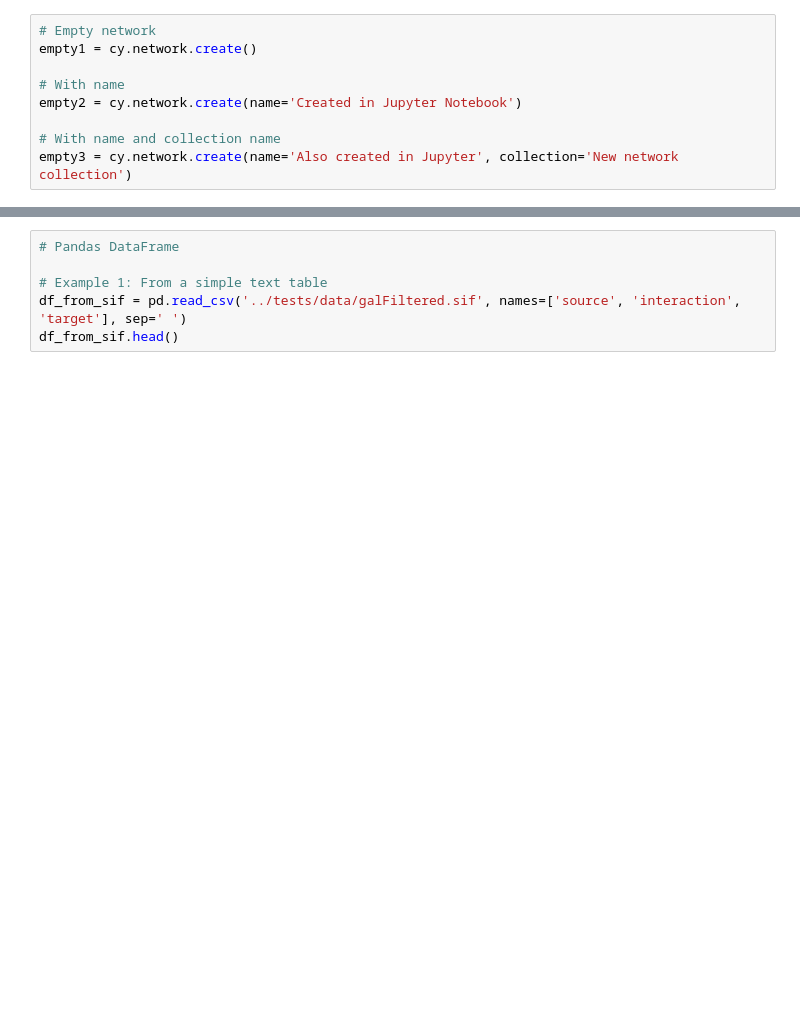
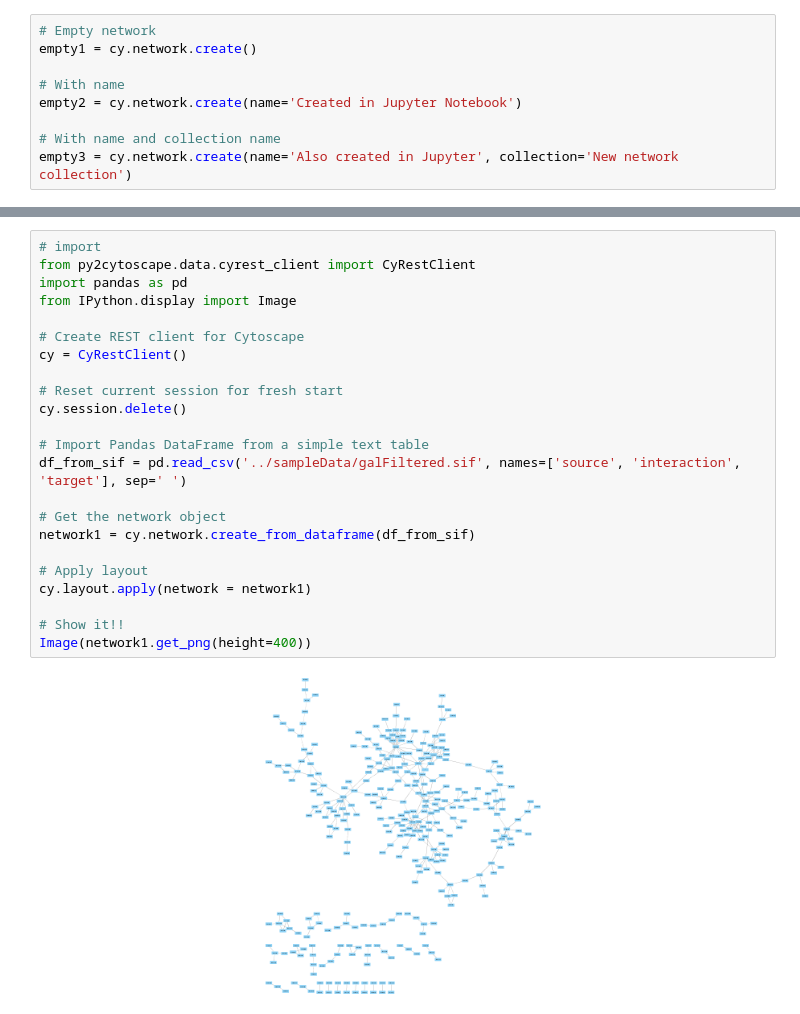
Before and after one commit to idekerlab/cyrest-examples, a Jupyter notebook: notebooks/cookbook/Python-cookbook/Input.ipynb, the cells around one changed output, grey strips where cells are left out. Saved outputs shown, nothing was run; the diff lists cells and outputs as text; blank space fills up the shorter version.

```diff
--- a/notebooks/cookbook/Python-cookbook/Input.ipynb
+++ b/notebooks/cookbook/Python-cookbook/Input.ipynb
@@ -70,6 +141,25 @@ scale_free100 = cy.network.create_from_networkx(nx_graph, collection='Generated
-# %%
-# Pandas DataFrame
-
-# Example 1: From a simple text table
-df_from_sif = pd.read_csv('../tests/data/galFiltered.sif', names=['source', 'interaction', 'target'], sep=' ')
-df_from_sif.head()
+# %%
+# import
+from py2cytoscape.data.cyrest_client import CyRestClient
+import pandas as pd
+from IPython.display import Image
+
+# Create REST client for Cytoscape
+cy = CyRestClient()
+
+# Reset current session for fresh start
+cy.session.delete()
+
+# Import Pandas DataFrame from a simple text table
+df_from_sif = pd.read_csv('../sampleData/galFiltered.sif', names=['source', 'interaction', 'target'], sep=' ')
+
+# Get the network object
+network1 = cy.network.create_from_dataframe(df_from_sif)
+
+# Apply layout
+cy.layout.apply(network = network1)
+
+# Show it!!
+Image(network1.get_png(height=400))
+# %% [output]
+[figure, added]
```
Also changed, not shown: parts of 24 cells of this notebook.
